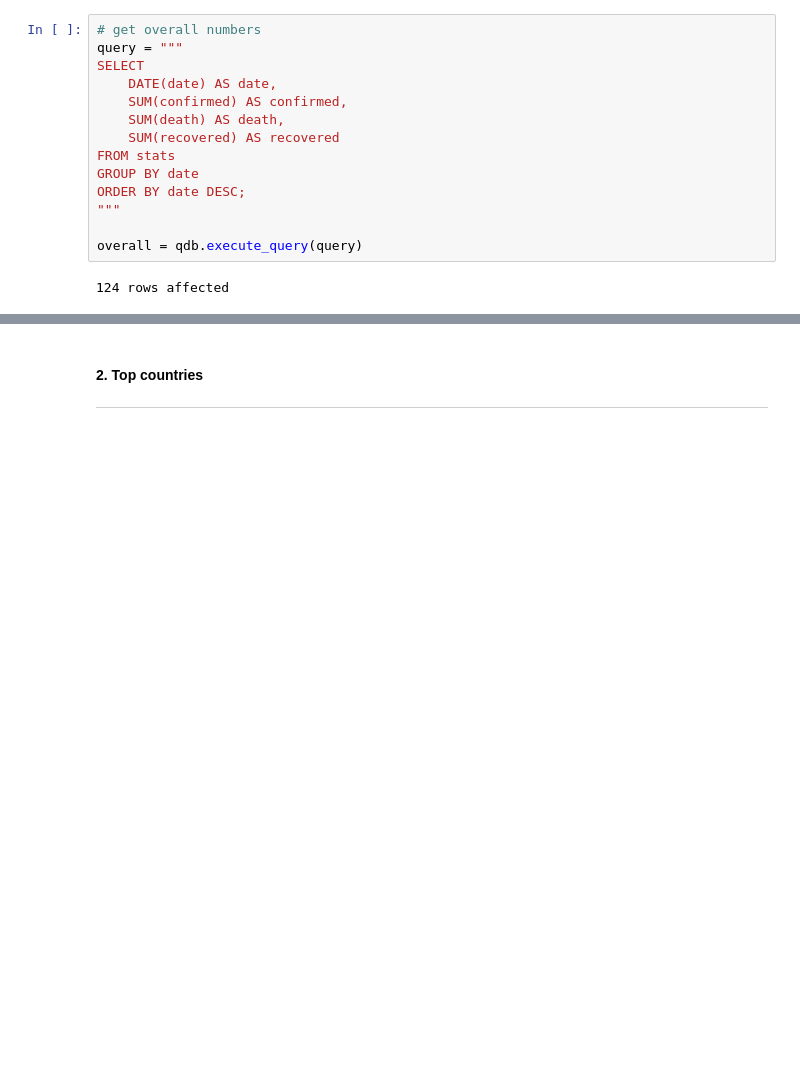
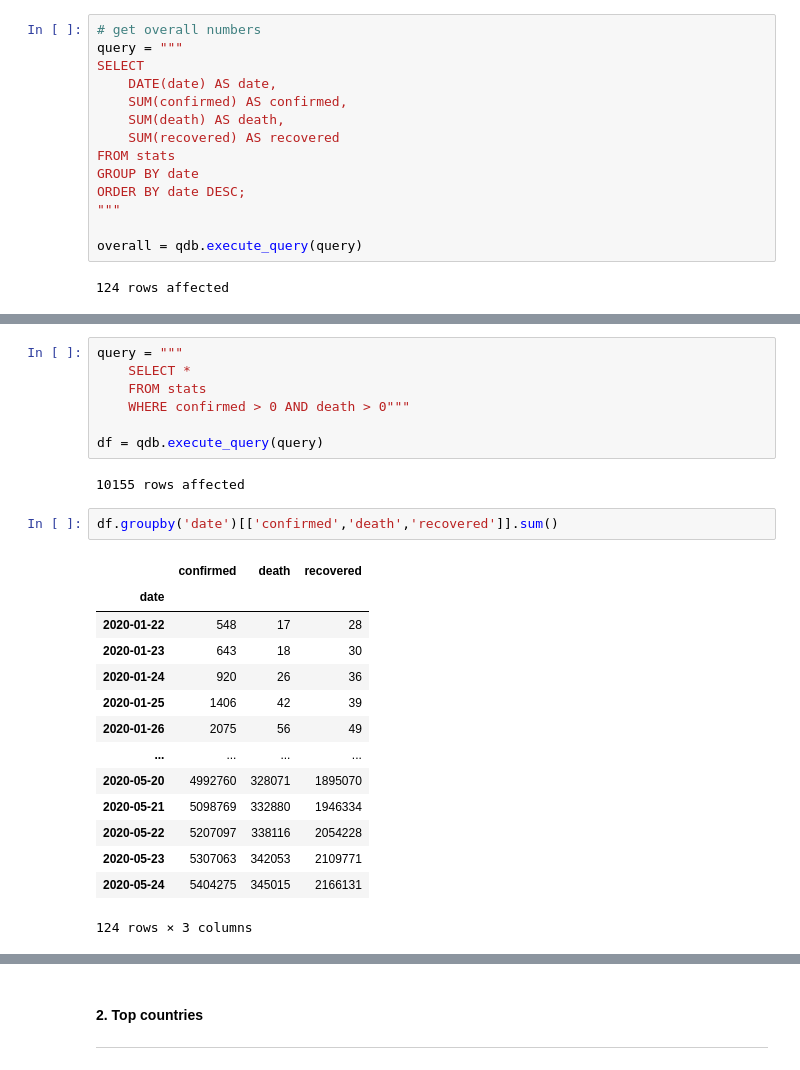
Before and after one commit to gvpamelen/covid19, a Jupyter notebook: notebooks/EDA.ipynb, the cells around one changed output, grey strips where cells are left out. Cells and saved outputs as stored; diff of their text form; blank space fills up the shorter version.

```diff
--- a/notebooks/EDA.ipynb
+++ b/notebooks/EDA.ipynb
@@ -93,3 +113,29 @@ overall = qdb.execute_query(query)
+# %%
+query = """
+    SELECT *
+    FROM stats
+    WHERE confirmed > 0 AND death > 0"""
+
+df = qdb.execute_query(query)
+# %% [output]
+10155 rows affected
+# %%
+df.groupby('date')[['confirmed','death','recovered']].sum()
+# %% [output]
+|  | confirmed | death | recovered |
+| date |  |  |  |
+| 2020-01-22 | 548 | 17 | 28 |
+| 2020-01-23 | 643 | 18 | 30 |
+| 2020-01-24 | 920 | 26 | 36 |
+| 2020-01-25 | 1406 | 42 | 39 |
+| 2020-01-26 | 2075 | 56 | 49 |
+| ... | ... | ... | ... |
+| 2020-05-20 | 4992760 | 328071 | 1895070 |
+| 2020-05-21 | 5098769 | 332880 | 1946334 |
+| 2020-05-22 | 5207097 | 338116 | 2054228 |
+| 2020-05-23 | 5307063 | 342053 | 2109771 |
+| 2020-05-24 | 5404275 | 345015 | 2166131 |
+124 rows × 3 columns
 # %%
 #set source
 source = ColumnDataSource(overall)
```
Also changed, not shown: parts of 7 cells of this notebook.
